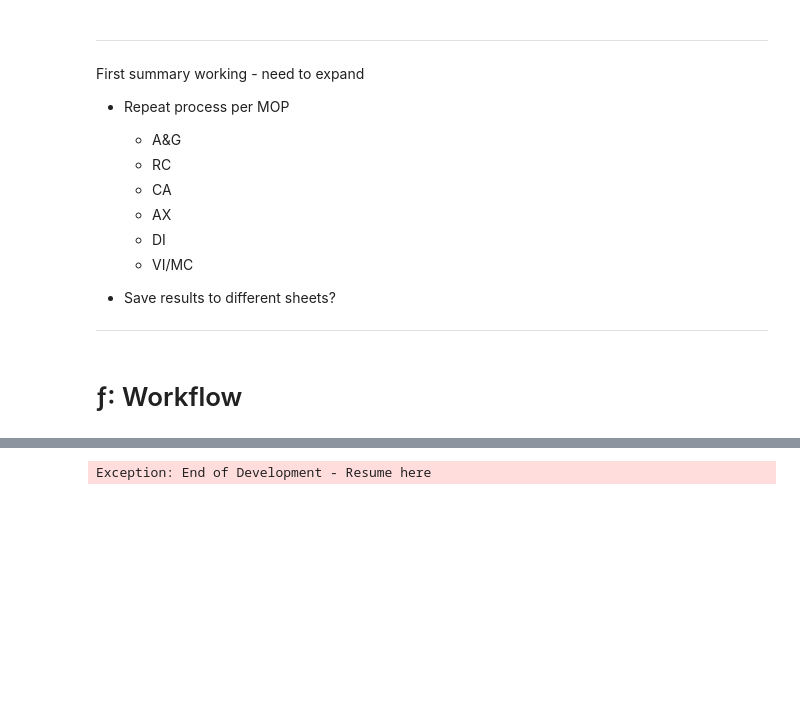
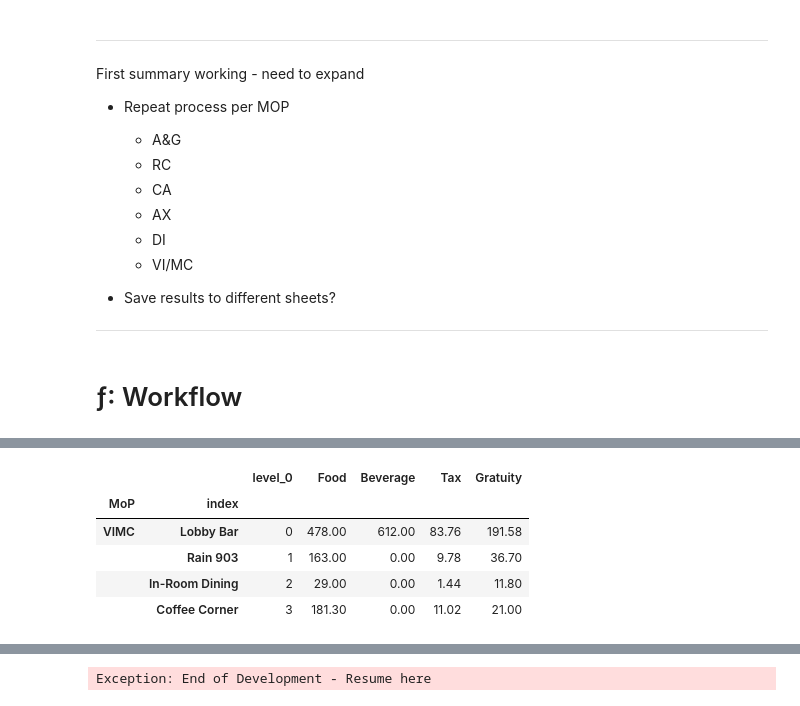
Before and after one commit to BenJMcCarty/sbn_digital_dining_daily_reports, a Jupyter notebook: Script_to_Generate_Reports.ipynb, the cells around one changed output, grey strips where cells are left out. Cells and saved outputs as stored; diff of their text form; code cells hidden in the pictures; blank space fills up the shorter version.

```diff
--- a/Script_to_Generate_Reports.ipynb
+++ b/Script_to_Generate_Reports.ipynb
@@ -537,0 +597,3 @@ First summary working - need to expand
+# %%
+test_df = cleaning_mops(file_path = './data/02_25_2022_mop_det_VIMC.xls')
+test_df
@@ -537,0 +616,3 @@ First summary working - need to expand
+# %%
+test_df['MoP'] ='VIMC'
+test_df
@@ -537,0 +625,11 @@ First summary working - need to expand
+# %%
+test_df = test_df.reset_index()
+test_df = test_df.set_index(['MoP', 'index'])
+test_df
+# %% [output]
+|  |  | level_0 | Food | Beverage | Tax | Gratuity |
+| MoP | index |  |  |  |  |  |
+| VIMC | Lobby Bar | 0 | 478.00 | 612.00 | 83.76 | 191.58 |
+|  | Rain 903 | 1 | 163.00 | 0.00 | 9.78 | 36.70 |
+|  | In-Room Dining | 2 | 29.00 | 0.00 | 1.44 | 11.80 |
+|  | Coffee Corner | 3 | 181.30 | 0.00 | 11.02 | 21.00 |
```
Also changed, not shown: parts of 14 cells of this notebook, 1 other file.
